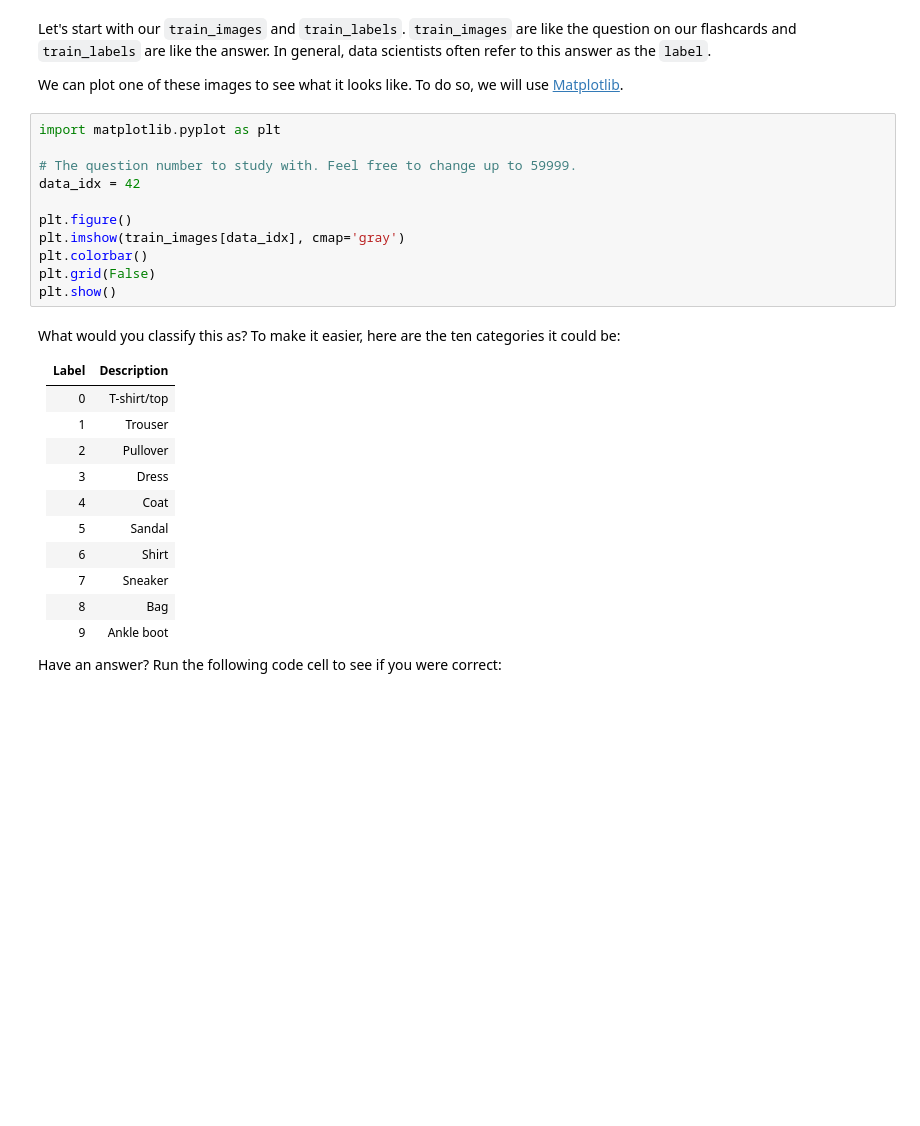
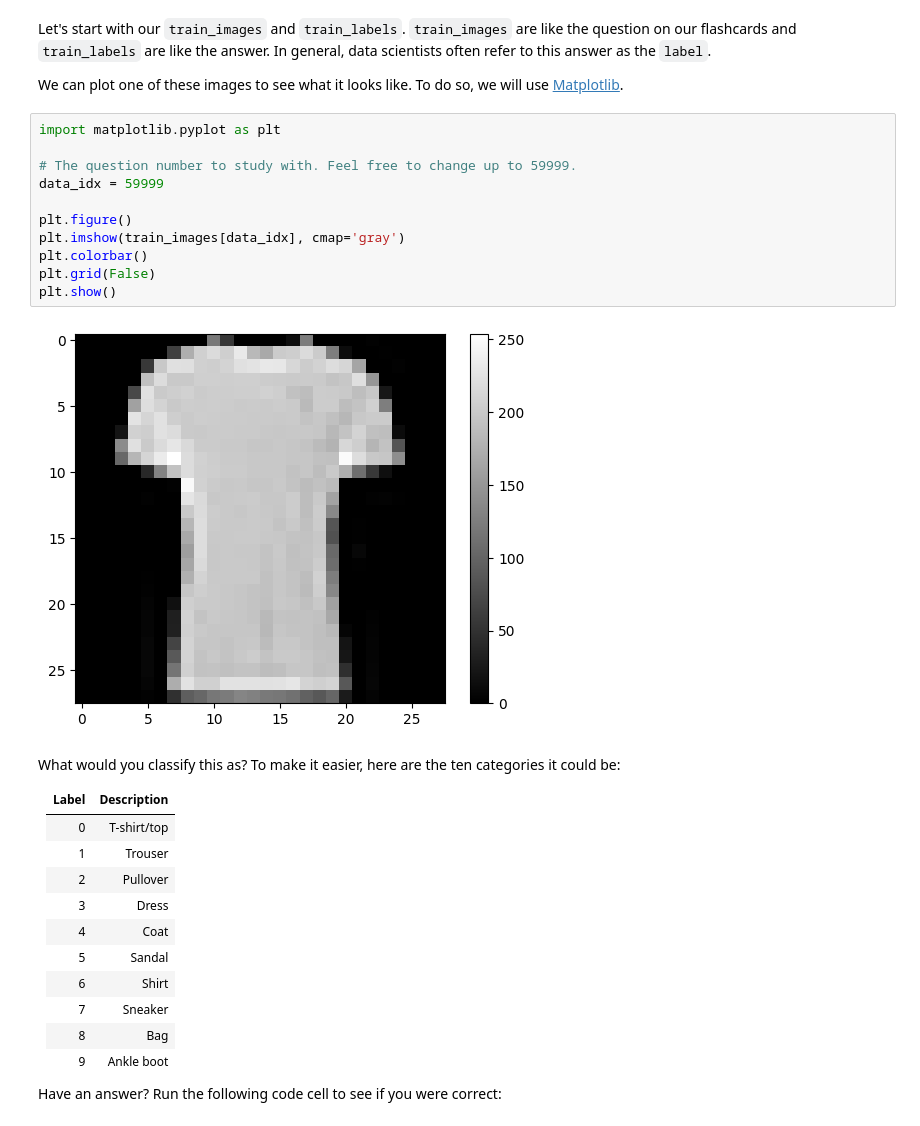
Before and after one commit to Makos-AI/skills-introduction-to-github, a Jupyter notebook: building-a-brain/BuildingABrain.ipynb, the cells around one changed output. Cells and saved outputs as stored; diff of their text form; blank space fills up the shorter version.

```diff
--- a/building-a-brain/BuildingABrain.ipynb
+++ b/building-a-brain/BuildingABrain.ipynb
@@ -41,14 +52,16 @@ We can plot one of these images to see what it looks like. To do so, we will use
 # %%
 import matplotlib.pyplot as plt
 
 # The question number to study with. Feel free to change up to 59999.
-data_idx = 42
+data_idx = 59999
 
 plt.figure()
 plt.imshow(train_images[data_idx], cmap='gray')
 plt.colorbar()
 plt.grid(False)
 plt.show()
+# %% [output]
+[figure, added]
 # %% [markdown]
 What would you classify this as? To make it easier, here are the ten categories it could be:
 
```
Also changed, not shown: parts of 5 cells of this notebook.
